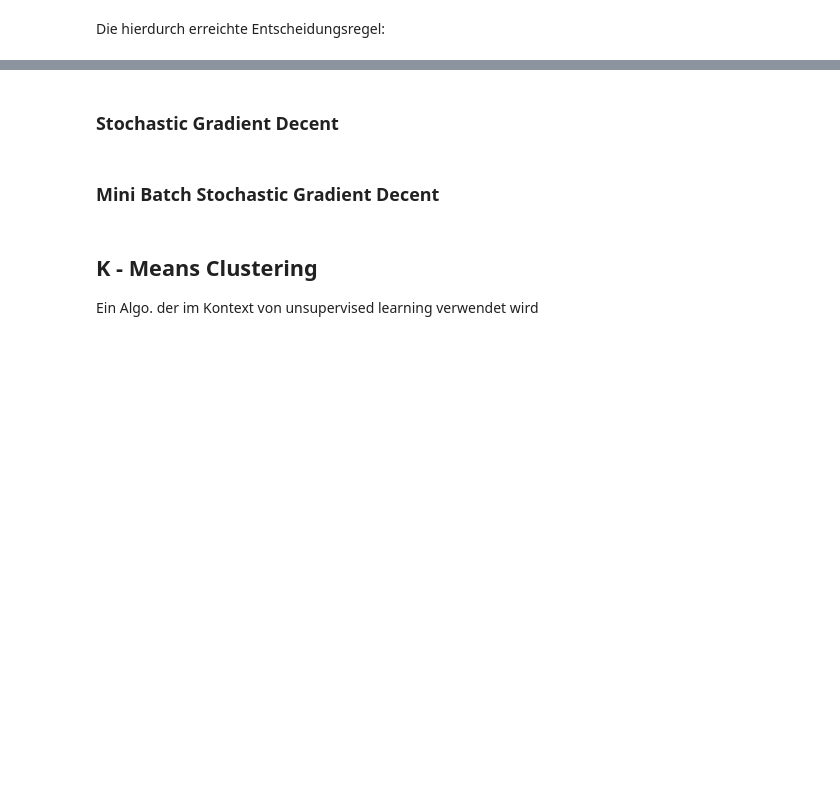
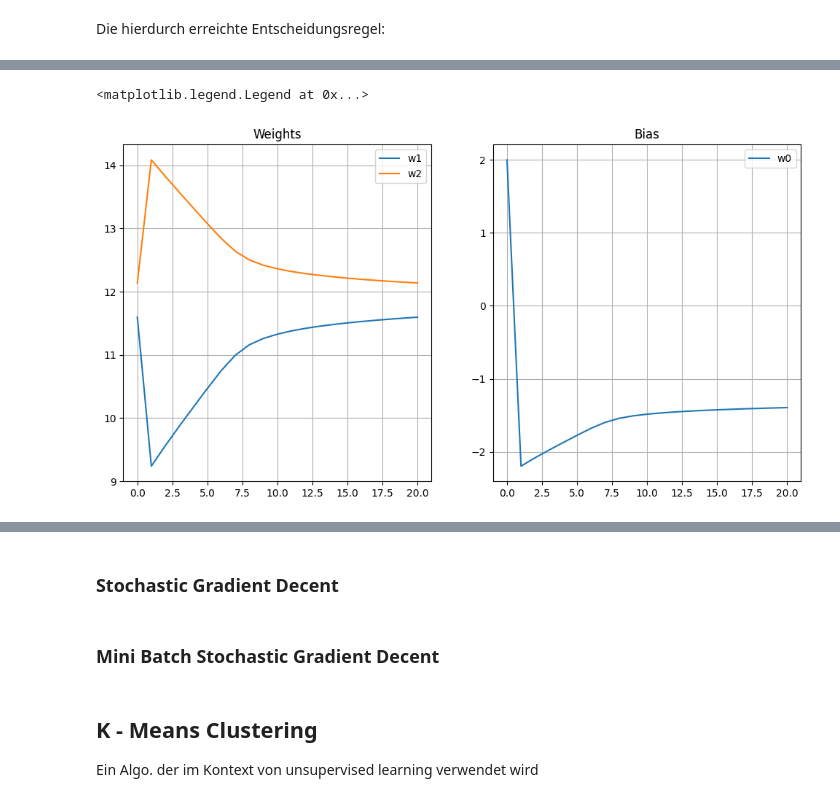
Before and after one commit to dns1403/Numerik-Seminar-Vortrag-Code, a Jupyter notebook: Numerik Seminar/Numerik Seminar CODE.ipynb, the cells around one changed output, grey strips where cells are left out. Cells and saved outputs as stored; diff of their text form; code cells hidden in the pictures; blank space fills up the shorter version.

```diff
--- a/Numerik Seminar/Numerik Seminar CODE.ipynb
+++ b/Numerik Seminar/Numerik Seminar CODE.ipynb
@@ -239,0 +254,16 @@ ValueError: not enough values to unpack (expected 3, got 2)
+# %%
+#Plot the history of the weights
+figure, axes = plt.subplots(1, 2, figsize=(12, 6))
+history_w, history_w0 = gradient_decent(np.array([1.0, 0.0]), 2.0, train_blobs, learning_rate=0.1, epochs=20, return_history=True)
+history_w = np.array(history_w)
+history_w0 = np.array(history_w0)
+axes[0].plot(history_w[:, 0], label='w1')
+axes[0].plot(history_w[:, 1], label='w2')
+axes[0].legend()
+axes[0].set_title('Weights')
+axes[1].plot(history_w0, label='w0')
+axes[1].set_title('Bias')
+axes[1].legend()
+# %% [output]
+<matplotlib.legend.Legend at 0x...>
+[figure, added]
```
Also changed, not shown: parts of 10 cells of this notebook.
